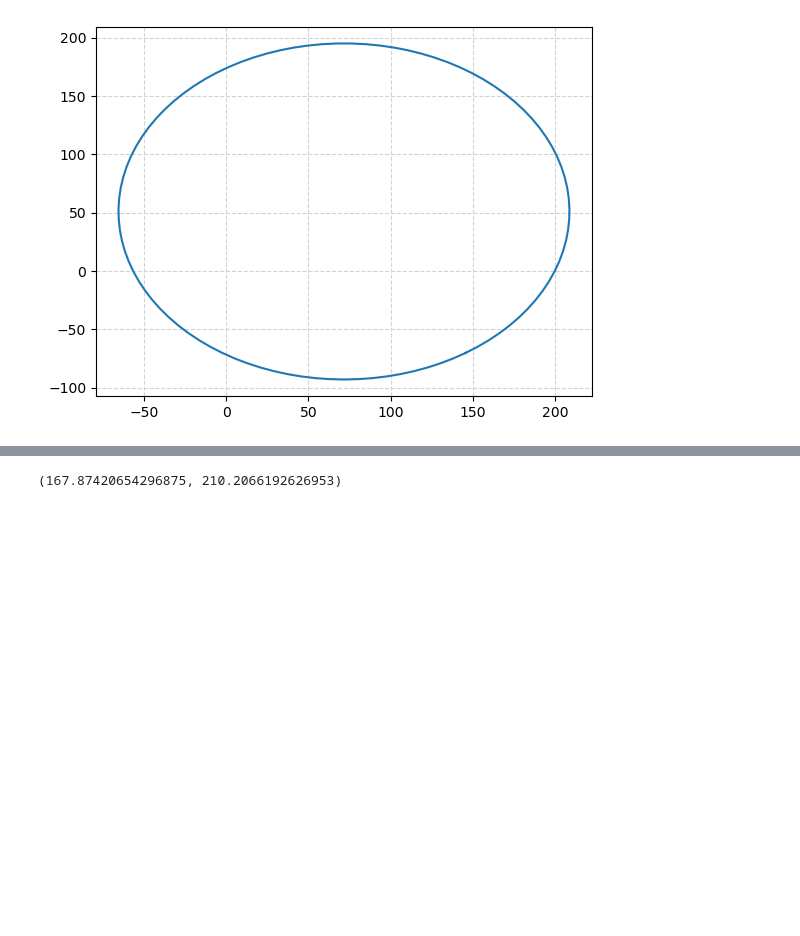
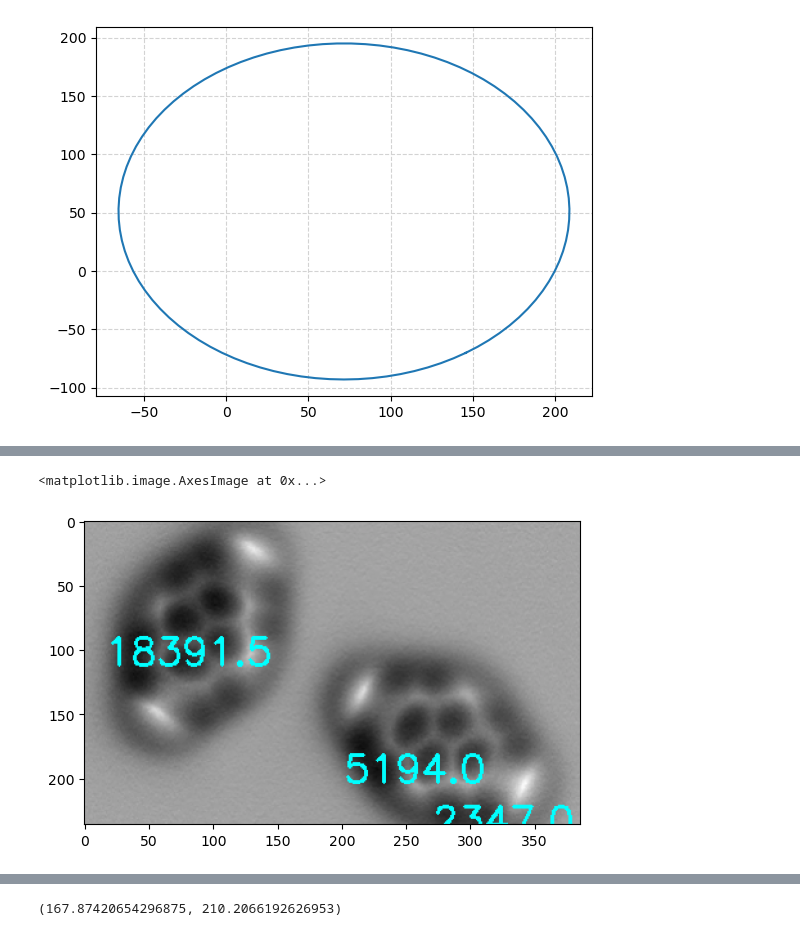
Before and after one commit to Meganwu/reaction_rl, a Jupyter notebook: imgs_treatment.ipynb, the cells around one changed output, grey strips where cells are left out. Saved outputs shown, nothing was run; the diff lists cells and outputs as text; code cells hidden in the pictures; blank space fills up the shorter version.

```diff
--- a/imgs_treatment.ipynb
+++ b/imgs_treatment.ipynb
@@ -515,0 +580,5 @@ NameError: name 'foreground' is not defined
+# %%
+plt.imshow(img)
+# %% [output]
+<matplotlib.image.AxesImage at 0x...>
+[figure, added]
```
Also changed, not shown: parts of 11 cells of this notebook, 3 other files.
